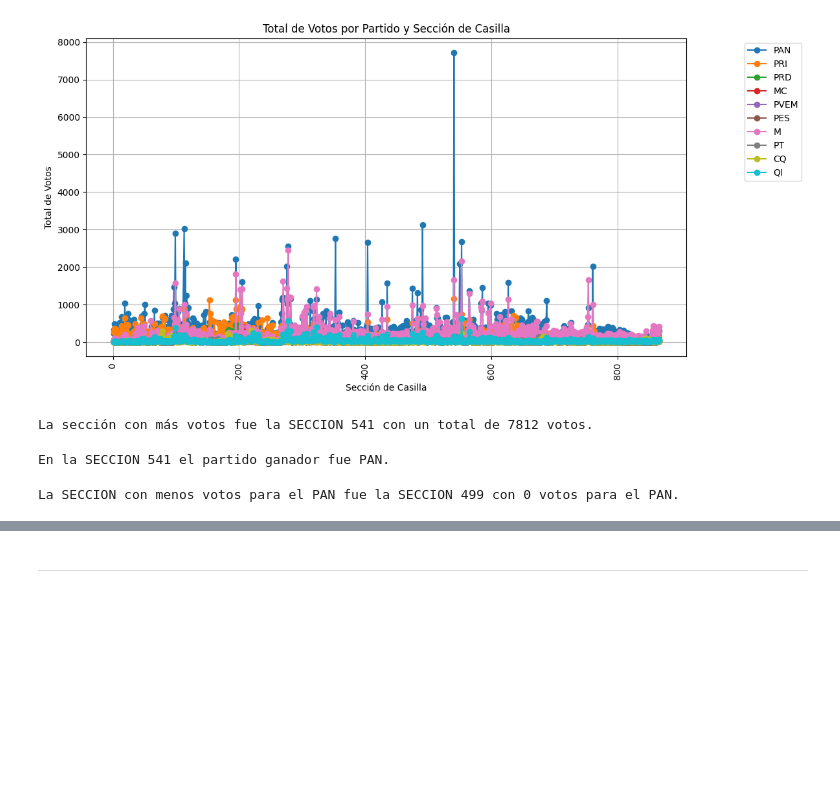
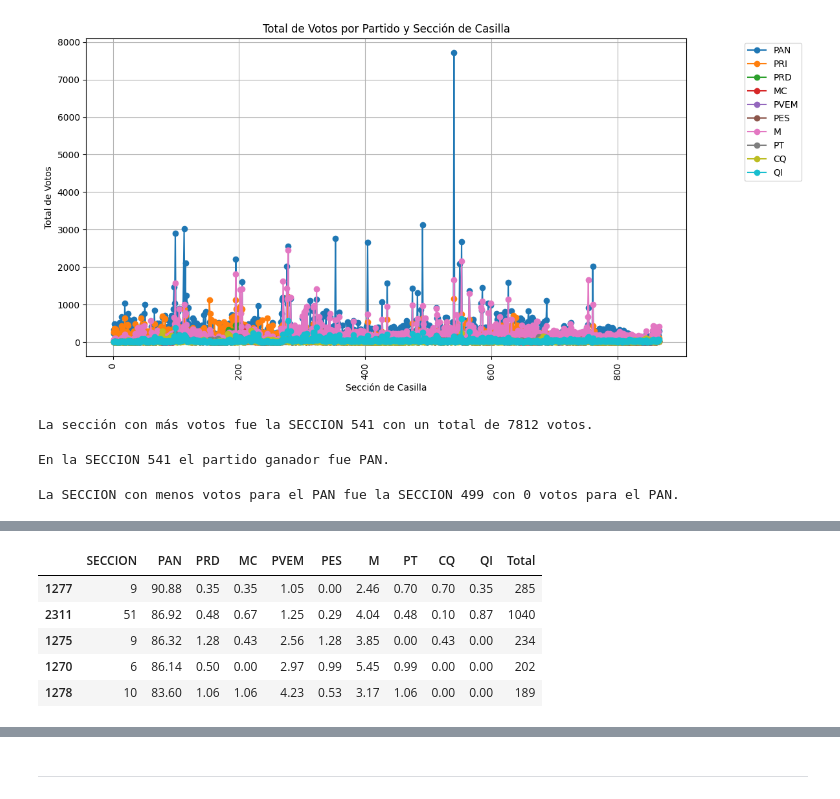
Before and after one commit to fitomx19/BIGDATA, a Jupyter notebook: PRACTICA_1/EXPLORACION.ipynb, the cells around one changed output, grey strips where cells are left out. Drawn from its saved outputs; the diff is of its cells as text; code cells hidden in the pictures; blank space fills up the shorter version.

```diff
--- a/PRACTICA_1/EXPLORACION.ipynb
+++ b/PRACTICA_1/EXPLORACION.ipynb
@@ -519,0 +579,11 @@ Buscamos la demografia de los  votantes de la seccion __541__
+# %%
+#ordenar de mayor a menor los porcentajes de votos por el pan
+p_df = df.sort_values(by=['PAN'],  ascending=False).copy()
+p_df.head(5)
+# %% [output]
+|  | SECCION | PAN | PRD | MC | PVEM | PES | M | PT | CQ | QI | Total |
+| 1277 | 9 | 90.88 | 0.35 | 0.35 | 1.05 | 0.00 | 2.46 | 0.70 | 0.70 | 0.35 | 285 |
+| 2311 | 51 | 86.92 | 0.48 | 0.67 | 1.25 | 0.29 | 4.04 | 0.48 | 0.10 | 0.87 | 1040 |
+| 1275 | 9 | 86.32 | 1.28 | 0.43 | 2.56 | 1.28 | 3.85 | 0.00 | 0.43 | 0.00 | 234 |
+| 1270 | 6 | 86.14 | 0.50 | 0.00 | 2.97 | 0.99 | 5.45 | 0.99 | 0.00 | 0.00 | 202 |
+| 1278 | 10 | 83.60 | 1.06 | 1.06 | 4.23 | 0.53 | 3.17 | 1.06 | 0.00 | 0.00 | 189 |
```
Also changed, not shown: parts of 23 cells of this notebook, 6 other files.
